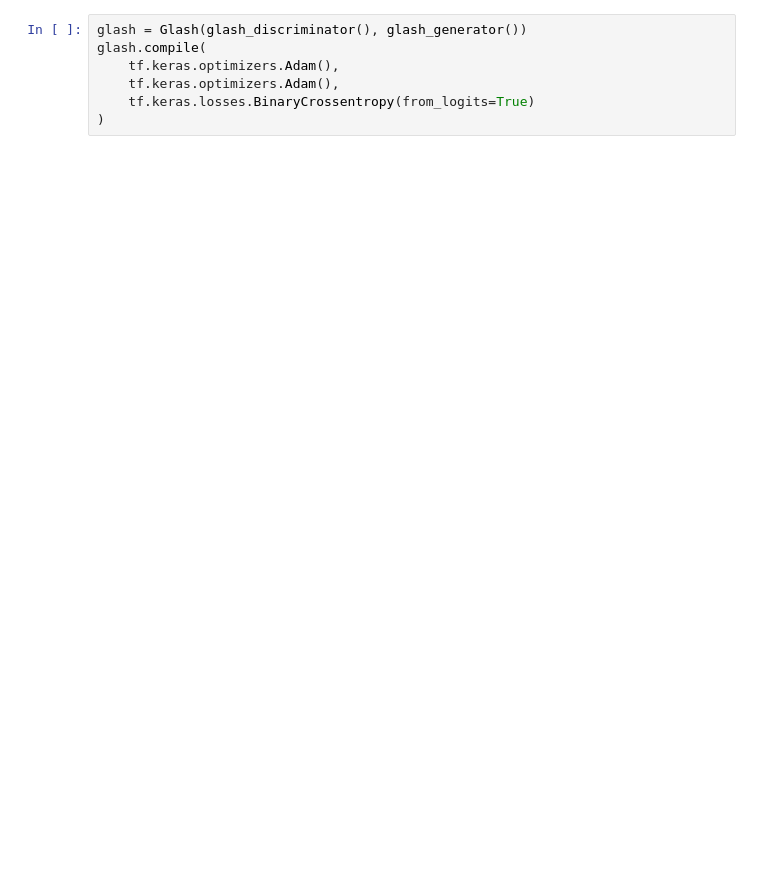
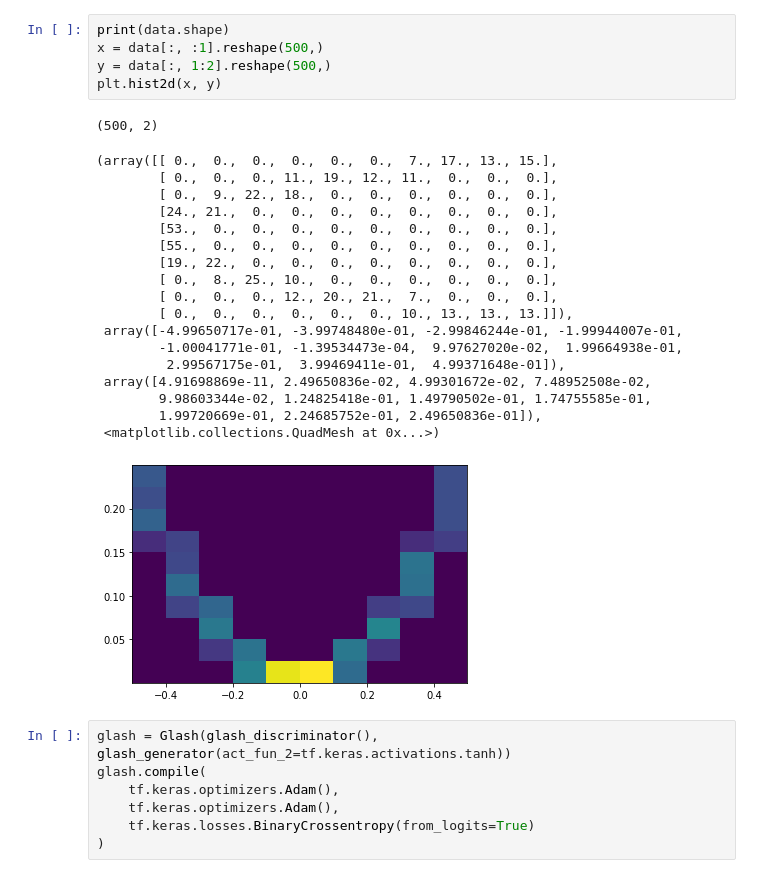
Before and after one commit to Sergio20f/generative_ml_for_particle_physics, a Jupyter notebook: data_notebooks/glash_v2_test.ipynb, the cells around one changed output. Cells and saved outputs as stored; diff of their text form; blank space fills up the shorter version.

```diff
--- a/data_notebooks/glash_v2_test.ipynb
+++ b/data_notebooks/glash_v2_test.ipynb
@@ -40,6 +60,31 @@ coreClock: 1.2GHz coreCount: 30 deviceMemorySize: 5.79GiB deviceMemoryBandwidth:
 [figure]
+# %%
+print(data.shape)
+x = data[:, :1].reshape(500,)
+y = data[:, 1:2].reshape(500,)
+plt.hist2d(x, y)
+# %% [output]
+(500, 2)
+(array([[ 0.,  0.,  0.,  0.,  0.,  0.,  7., 17., 13., 15.],
+        [ 0.,  0.,  0., 11., 19., 12., 11.,  0.,  0.,  0.],
+        [ 0.,  9., 22., 18.,  0.,  0.,  0.,  0.,  0.,  0.],
+        [24., 21.,  0.,  0.,  0.,  0.,  0.,  0.,  0.,  0.],
+        [53.,  0.,  0.,  0.,  0.,  0.,  0.,  0.,  0.,  0.],
+        [55.,  0.,  0.,  0.,  0.,  0.,  0.,  0.,  0.,  0.],
+        [19., 22.,  0.,  0.,  0.,  0.,  0.,  0.,  0.,  0.],
+        [ 0.,  8., 25., 10.,  0.,  0.,  0.,  0.,  0.,  0.],
+        [ 0.,  0.,  0., 12., 20., 21.,  7.,  0.,  0.,  0.],
+        [ 0.,  0.,  0.,  0.,  0.,  0., 10., 13., 13., 13.]]),
+ array([-4.99650717e-01, -3.99748480e-01, -2.99846244e-01, -1.99944007e-01,
+        -1.00041771e-01, -1.39534473e-04,  9.97627020e-02,  1.99664938e-01,
+         2.99567175e-01,  3.99469411e-01,  4.99371648e-01]),
+ array([4.91698869e-11, 2.49650836e-02, 4.99301672e-02, 7.48952508e-02,
+        9.98603344e-02, 1.24825418e-01, 1.49790502e-01, 1.74755585e-01,
+        1.99720669e-01, 2.24685752e-01, 2.49650836e-01]),
+ <matplotlib.collections.QuadMesh at 0x...>)
+[figure, added]
 # %%
-glash = Glash(glash_discriminator(), glash_generator())
+glash = Glash(glash_discriminator(), glash_generator(act_fun_2=tf.keras.activations.tanh))
 glash.compile(
     tf.keras.optimizers.Adam(),
     tf.keras.optimizers.Adam(),
```
Also changed, not shown: parts of 5 cells of this notebook, 3 other files.
